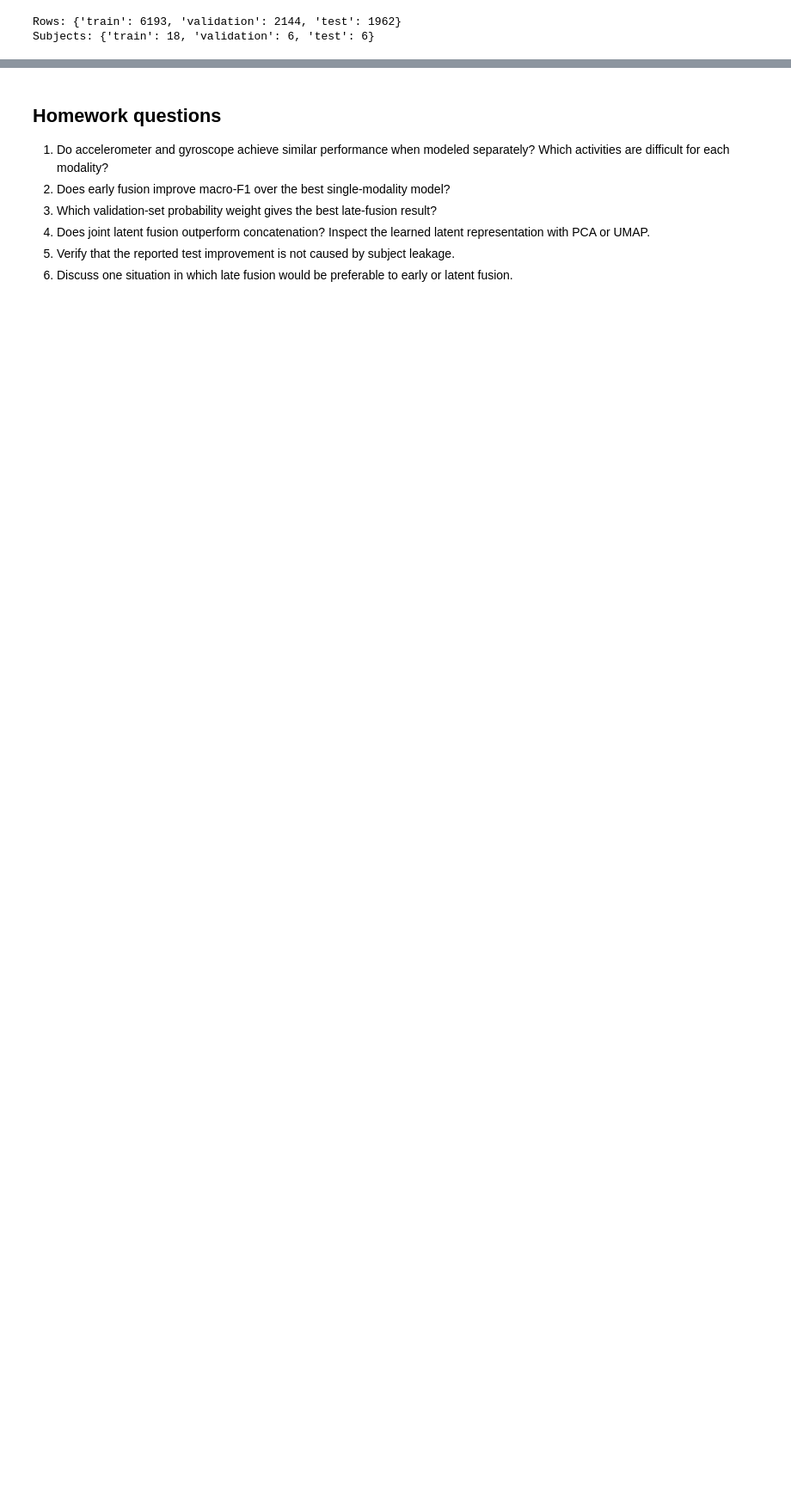
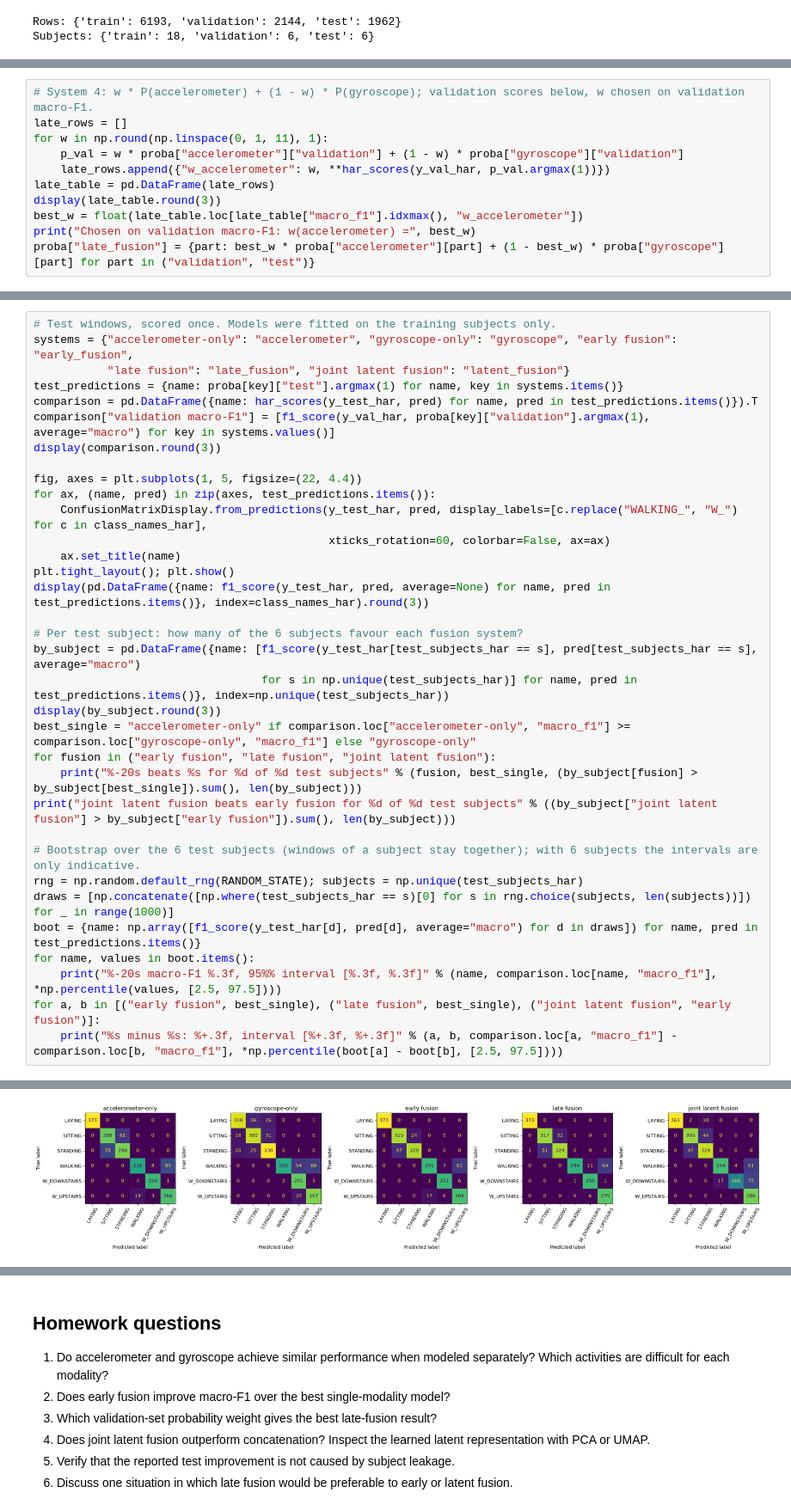
Before and after one commit to AnnGur/KSE_ML_for_bioinformatics, a Jupyter notebook: practicals/week11/Practical_11_Multimodal_SCOPE_seq2.ipynb, the cells around one changed output, grey strips where cells are left out. Shown at 86% size. Saved outputs shown, nothing was run; the diff lists cells and outputs as text; blank space fills up the shorter version.

Commit message:
Week 11: multimodal fusion homework on UCI HAR

```diff
--- a/practicals/week11/Practical_11_Multimodal_SCOPE_seq2.ipynb
+++ b/practicals/week11/Practical_11_Multimodal_SCOPE_seq2.ipynb
@@ -1095,0 +1172,11 @@ early_fusion (10299, 558)
+# %%
+# System 4: w * P(accelerometer) + (1 - w) * P(gyroscope); validation scores below, w chosen on validation macro-F1.
+late_rows = []
+for w in np.round(np.linspace(0, 1, 11), 1):
+    p_val = w * proba["accelerometer"]["validation"] + (1 - w) * proba["gyroscope"]["validation"]
+    late_rows.append({"w_accelerometer": w, **har_scores(y_val_har, p_val.argmax(1))})
+late_table = pd.DataFrame(late_rows)
+display(late_table.round(3))
+best_w = float(late_table.loc[late_table["macro_f1"].idxmax(), "w_accelerometer"])
+print("Chosen on validation macro-F1: w(accelerometer) =", best_w)
+proba["late_fusion"] = {part: best_w * proba["accelerometer"][part] + (1 - best_w) * proba["gyroscope"][part] for part in ("validation", "test")}
@@ -1095,0 +1267,35 @@ early_fusion (10299, 558)
+# %%
+# Test windows, scored once. Models were fitted on the training subjects only.
+systems = {"accelerometer-only": "accelerometer", "gyroscope-only": "gyroscope", "early fusion": "early_fusion",
+           "late fusion": "late_fusion", "joint latent fusion": "latent_fusion"}
+test_predictions = {name: proba[key]["test"].argmax(1) for name, key in systems.items()}
+comparison = pd.DataFrame({name: har_scores(y_test_har, pred) for name, pred in test_predictions.items()}).T
+comparison["validation macro-F1"] = [f1_score(y_val_har, proba[key]["validation"].argmax(1), average="macro") for key in systems.values()]
+display(comparison.round(3))
+
+fig, axes = plt.subplots(1, 5, figsize=(22, 4.4))
+for ax, (name, pred) in zip(axes, test_predictions.items()):
+    ConfusionMatrixDisplay.from_predictions(y_test_har, pred, display_labels=[c.replace("WALKING_", "W_") for c in class_names_har],
+                                            xticks_rotation=60, colorbar=False, ax=ax)
+    ax.set_title(name)
+plt.tight_layout(); plt.show()
+display(pd.DataFrame({name: f1_score(y_test_har, pred, average=None) for name, pred in test_predictions.items()}, index=class_names_har).round(3))
+
+# Per test subject: how many of the 6 subjects favour each fusion system?
+by_subject = pd.DataFrame({name: [f1_score(y_test_har[test_subjects_har == s], pred[test_subjects_har == s], average="macro")
+                                  for s in np.unique(test_subjects_har)] for name, pred in test_predictions.items()}, index=np.unique(test_subjects_har))
+display(by_subject.round(3))
+best_single = "accelerometer-only" if comparison.loc["accelerometer-only", "macro_f1"] >= comparison.loc["gyroscope-only", "macro_f1"] else "gyroscope-only"
+for fusion in ("early fusion", "late fusion", "joint latent fusion"):
+    print("%-20s beats %s for %d of %d test subjects" % (fusion, best_single, (by_subject[fusion] > by_subject[best_single]).sum(), len(by_subject)))
+print("joint latent fusion beats early fusion for %d of %d test subjects" % ((by_subject["joint latent fusion"] > by_subject["early fusion"]).sum(), len(by_subject)))
+
+# Bootstrap over the 6 test subjects (windows of a subject stay together); with 6 subjects the intervals are only indicative.
+rng = np.random.default_rng(RANDOM_STATE); subjects = np.unique(test_subjects_har)
+draws = [np.concatenate([np.where(test_subjects_har == s)[0] for s in rng.choice(subjects, len(subjects))]) for _ in range(1000)]
+boot = {name: np.array([f1_score(y_test_har[d], pred[d], average="macro") for d in draws]) for name, pred in test_predictions.items()}
+for name, values in boot.items():
+    print("%-20s macro-F1 %.3f, 95%% interval [%.3f, %.3f]" % (name, comparison.loc[name, "macro_f1"], *np.percentile(values, [2.5, 97.5])))
+for a, b in [("early fusion", best_single), ("late fusion", best_single), ("joint latent fusion", "early fusion")]:
+    print("%s minus %s: %+.3f, interval [%+.3f, %+.3f]" % (a, b, comparison.loc[a, "macro_f1"] - comparison.loc[b, "macro_f1"], *np.percentile(boot[a] - boot[b], [2.5, 97.5])))
+# %% [output]
@@ -1095,0 +1308 @@ early_fusion (10299, 558)
+[figure, added]
```
Also changed, not shown: parts of 18 cells of this notebook.
